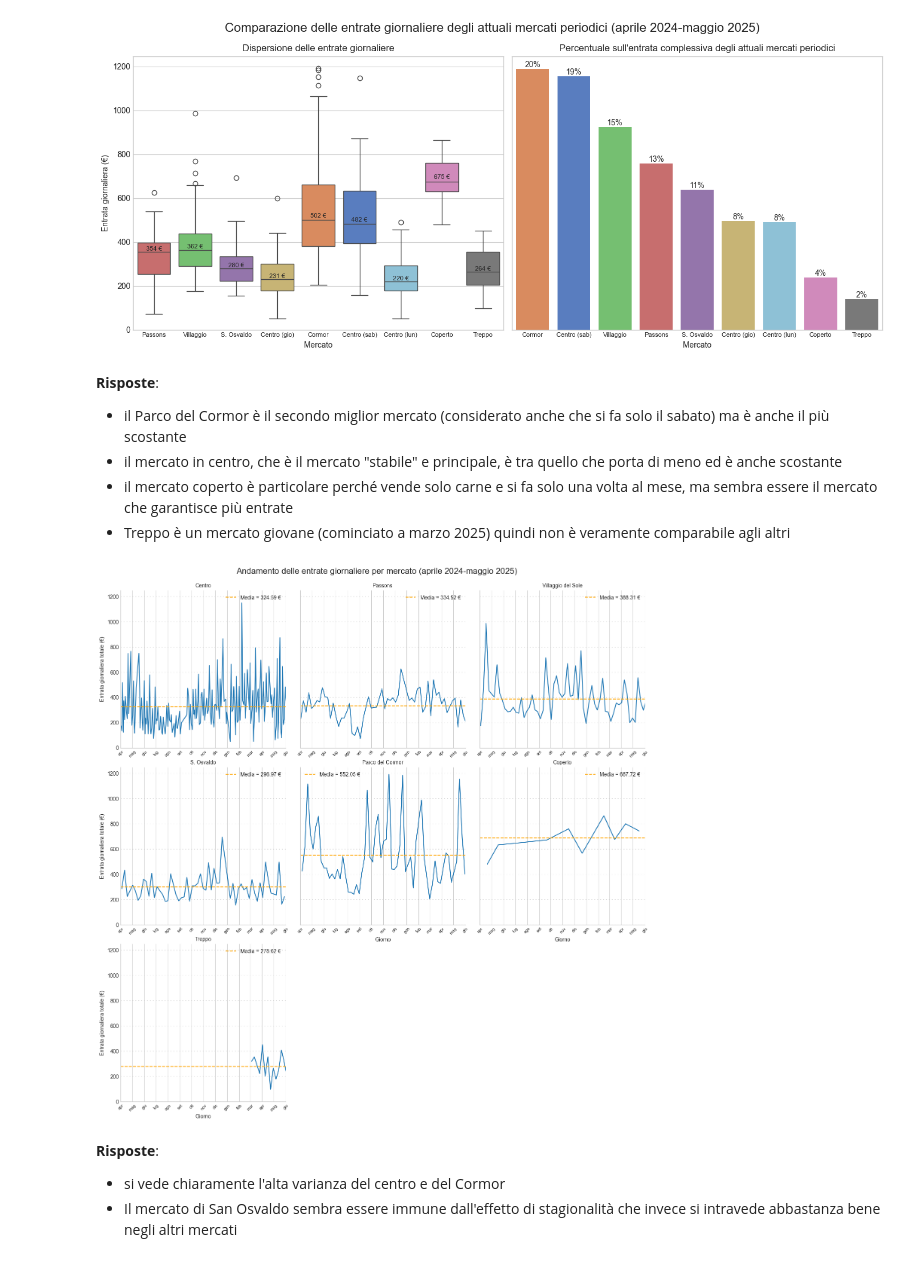
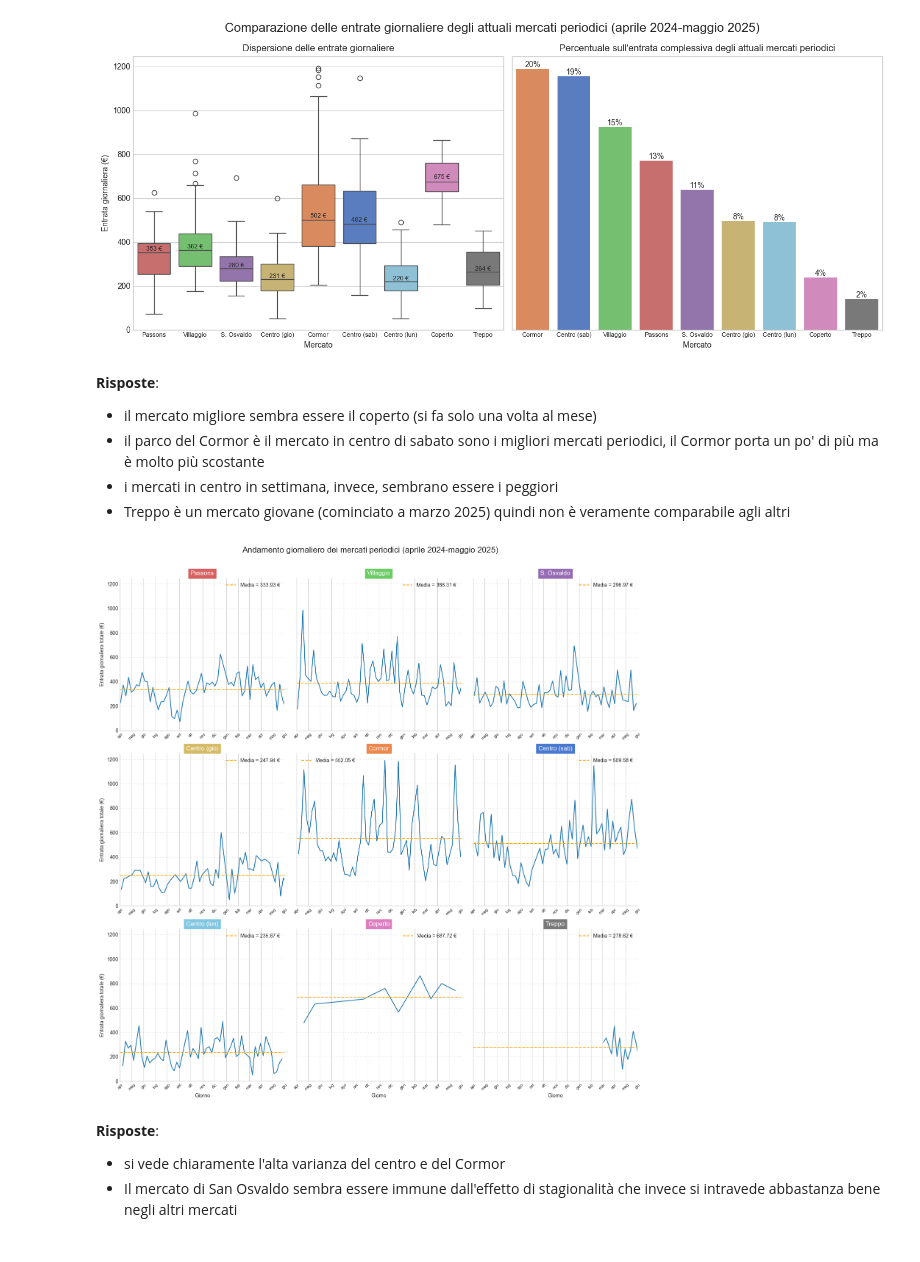
Before and after one commit to panda-with-issues/Fond-Scienze-dei-Dati-progetto, a Jupyter notebook: analisi_corrispettivi_la_di_cjastelan.ipynb, the cells around one changed output. Drawn from its saved outputs; the diff is of its cells as text; code cells hidden in the pictures.

Commit message:
finito grafici andamenti mercati

```diff
--- a/analisi_corrispettivi_la_di_cjastelan.ipynb
+++ b/analisi_corrispettivi_la_di_cjastelan.ipynb
@@ -1848,8 +1852,19 @@ plt.show()
 print('Range date del mercato del martedì:')
 centro_martedì = mercati_centro[ mercati_centro['Mercato originale'].str.contains('Martedì')].sort_values('Data')
 display(centro_martedì)
+
 # le ultime due date sono mercati "eccezionali", l'ultima entry vera è la 116 (2024-07-16)
-date_martedì
+fine_martedì = centro_martedì.loc[116, 'Data']
+periodo_martedì = mercati_centro[mercati_centro['Data'] < fine_martedì]
+
+periodo_martedì_sintesi = periodo_martedì.groupby('Mercato originale')['Totale'].describe()
+print('Indici sintetici dei mercati del centro durante l\'esercizio del mercato del martedì:')
+display(periodo_martedì_sintesi)
+
+periodo_martedì_tot = periodo_martedì.groupby('Mercato originale').sum(numeric_only=True)
+periodo_martedì_tot['Totale %'] = periodo_martedì_tot['Totale'] / periodo_martedì_tot['Totale'].sum() * 100
+print('Tavola riassuntiva dei totali dei mercati in centro durante l\'esercizio del mercato del martedì:')
+periodo_martedì_tot
 # %% [output]
 Range date del mercato del martedì:
 |  | Data | Cassa | Mercato originale | Reparto 1 | Reparto 2 | Reparto 3 | Reparto 4 | Reparto 5 | Mercato | ... |
@@ -1966,60 +2045,55 @@ ax_tot.tick_params(axis='y', labelleft=False)
 for ax in axes:
     ax.tick_params(axis='x', labelsize=8)
 
-# impostazioni comuni a entrambi i grafici
-'''for ax in axes:
-    ax.set_xticklabels([ f"{tick.get_text().split(' ')[-1]}" for tick in ax.get_xticklabels() ])
-    ax.set_xlabel('')
-    #ax.tick_params(axis='x', labelsize=10)
-fig.text(0.525, -0.05, 'Giorno della settimana', ha='center', fontsize=12)'''
-
 plt.tight_layout()
 plt.show()
 # %% [output]
 [figure]
 # %% [markdown]
 **Risposte**:
-- il Parco del Cormor è il secondo miglior mercato (considerato anche che si fa solo il sabato) ma è anche il più scostante
-- il mercato in centro, che è il mercato "stabile" e principale, è tra quello che porta di meno ed è anche scostante
-- il mercato coperto è particolare perché vende solo carne e si fa solo una volta al mese, ma sembra essere il mercato che garantisce più entrate
+- il mercato migliore sembra essere il coperto (si fa solo una volta al mese)
+- il parco del Cormor è il mercato in centro di sabato sono i migliori mercati periodici, il Cormor porta un po' di più ma è molto più scostante
+- i mercati in centro in settimana, invece, sembrano essere i peggiori
 - Treppo è un mercato giovane (cominciato a marzo 2025) quindi non è veramente comparabile agli altri
 # %%
 g = sns.relplot(mercati_periodici, kind='line', x='Data', y='Totale', col='Mercato', col_wrap=3)
+g.figure.suptitle('Andamento giornaliero dei mercati periodici (aprile 2024-maggio 2025)', fontsize=16, y=1.01)
 
 def traccia_media(y, **kwargs):
     media = y.mean()
-    plt.axhline(media, color=barplot_palette[0], linestyle="dashed")
-    #plt.annotate(f"media: {media:.2f}", xy=(1,media), xycoords=plt.gca().get_yaxis_transform(), ha="right")
-    plt.axhline(media, ls='--', color='orange', label=f'Media = {media:.2f} €')
+    plt.axhline(media, ls='--', color=barplot_palette[0], label=f'Media = {media:.2f} €')
 g.map(traccia_media, 'Totale')
 
-# sistemiamo i titoli
-g.set_titles(col_template='{col_name}')
-g.axes_dict['Villaggio'].set_title('Villaggio del Sole', fontsize=10)
-g.axes_dict['Cormor'].set_title('Parco del Cormor', fontsize=10)
+#g.set_titles(col_template='{col_name}')
+#g.axes_dict['Villaggio'].set_title('Villaggio del Sole', fontsize=10)
+#g.axes_dict['Cormor'].set_title('Parco del Cormor', fontsize=10)
 
-g.figure.suptitle('Andamento delle entrate giornaliere per mercato (aprile 2024-maggio 2025)', fontsize=16)
-g.figure.subplots_adjust(top=0.94)
 
 # assi
 g.set_ylabels('Entrata giornaliera totale (€)')
 g.set_xlabels('Giorno')
 g.set(xlim=((pd.to_datetime('2024-04-1'), pd.to_datetime('2025-06-1'))), ylim=(0, None))
 
 for ax in g.axes:
+    # sistemiamo i titoli
+    title = ax.get_title().split('= ')[-1]
+    bg_color = mercati_periodici_palette[title]
+    color = 'black' if bg_color[0]*0.299 + bg_color[1]*0.587 + bg_color[2]*0.114 > 150 else 'white' # https://stackoverflow.com/questions/3942878/how-to-decide-font-color-in-white-or-black-depending-on-background-color
+    ax.set_title(title, backgroundcolor=mercati_periodici_palette[title], color=color)
+
     #tick
     ax.xaxis.set_major_locator(mdates.MonthLocator())
     ax.xaxis.set_major_formatter(mdates.DateFormatter('%b'))
     ax.tick_params(axis='x', labelsize=8, rotation=45, labelbottom=True)
 
     ax.legend()
 
     ax.grid(axis='y', linestyle=(0, (2, 5)))
 
-#g.tight_layout()
+g.tight_layout()
 plt.show()
 # %% [output]
-[figure, old version]
+[figure, new version]
 # %% [markdown]
 **Risposte**:
 - si vede chiaramente l'alta varianza del centro e del Cormor
```
Also changed, not shown: parts of 11 cells of this notebook.
